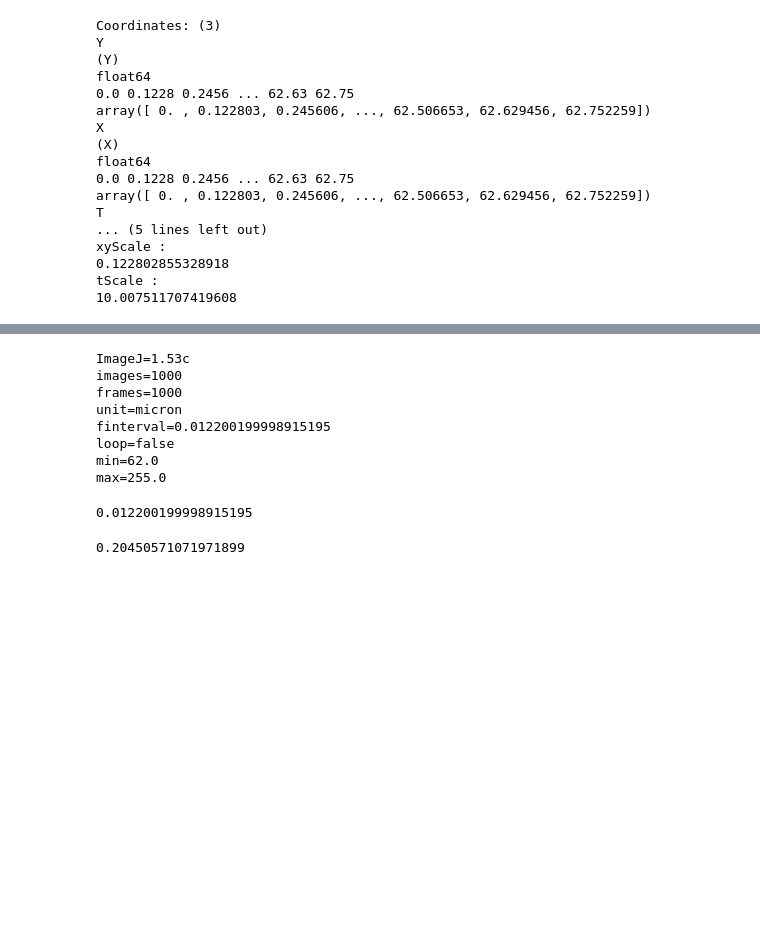
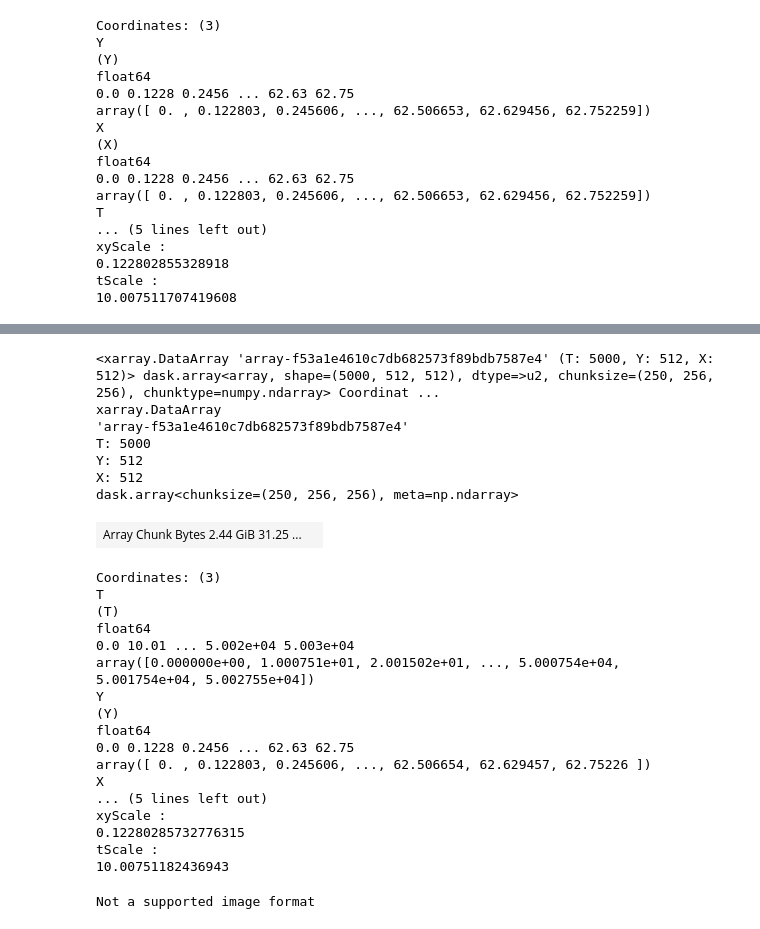
Before and after one commit to koenderinklab/OpenDDM, a Jupyter notebook: imageLoading.ipynb, the cells around one changed output, grey strips where cells are left out. Cells and saved outputs as stored; diff of their text form; code cells hidden in the pictures; blank space fills up the shorter version.

Commit message:
added generic method to read in a few different file types

```diff
--- a/imageLoading.ipynb
+++ b/imageLoading.ipynb
@@ -98,19 +89,3 @@ xyScale :
 0.20450566959921798
 tScale :
 0.01200103759765625
-# %%
-tifSeq = pims.open('data/21-03-31_ddm_0.tif')
-print(tifSeq._read_metadata(tifSeq._tiff)['ImageDescription'])
-start = tifSeq._read_metadata(tifSeq._tiff)['ImageDescription'].find("interval=")+len("interval=")
-tscale = float(tifSeq._read_metadata(tifSeq._tiff)['ImageDescription'][start:start+20])
-tscale #this is the t resolution but may not be universal
-# %% [output]
-ImageJ=1.53c
-images=1000
-frames=1000
-unit=micron
-finterval=0.012200199998915195
-loop=false
-min=62.0
-max=255.0
-0.012200199998915195
@@ -120,5 +92,48 @@ from PIL import TiffTags
-# %%
-image = Image.open('data/21-03-31_ddm_0.tif')
-1./image.info['resolution'][0] #this is the x resolution but requires from PIL import Image
-# %% [output]
-0.20450571071971899
+# %%
+def readTIF(filename, xscale = 1., tscale = 1.):
+    """
+
+    """
+    tifSeq = pims.Bioformats(filename, read_mode = 'jpype')
+    try:
+        xscale = tifSeq.metadata.PixelsPhysicalSizeX(0)
+    except:
+        xscale = xs
+    try:
+        tscale = tifSeq.metadata.PixelsTimeIncrement(0)*1000.
+    except:
+        tscale = ts
+    tifXCoords = np.arange(0., tifSeq.shape[1]*xscale, xscale)
+    tifYCoords = np.arange(0., tifSeq.shape[2]*xscale, xscale)
+    tifTCoords = np.arange(0., tifSeq.shape[0]*tscale, tscale)
+    ds = da.from_array(tifSeq)
+    sequence = xarray.DataArray(data = ds, dims = ["T", "Y", "X"], coords = (tifTCoords, tifYCoords, tifXCoords), attrs = dict(xyScale = xscale, tScale = tscale))
+    return sequence
+# %%
+readTIF('data/A1_s3001.tif')
+# %% [output]
+<xarray.DataArray 'array-f53a1e4610c7db682573f89bdb7587e4' (T: 5000, Y: 512, X: 512)> dask.array<array, shape=(5000, 512, 512), dtype=>u2, chunksize=(250, 256, 256), chunktype=numpy.ndarray> Coordinat ...
+xarray.DataArray
+'array-f53a1e4610c7db682573f89bdb7587e4'
+T: 5000
+Y: 512
+X: 512
+dask.array<chunksize=(250, 256, 256), meta=np.ndarray>
+| Array Chunk Bytes 2.44 GiB 31.25 ... |  |
+Coordinates: (3)
+T
+(T)
+float64
+0.0 10.01 ... 5.002e+04 5.003e+04
+array([0.000000e+00, 1.000751e+01, 2.001502e+01, ..., 5.000754e+04, 5.001754e+04, 5.002755e+04])
+Y
+(Y)
+float64
+0.0 0.1228 0.2456 ... 62.63 62.75
+array([ 0. , 0.122803, 0.245606, ..., 62.506654, 62.629457, 62.75226 ])
+X
+... (5 lines left out)
+xyScale :
+0.12280285732776315
+tScale :
+10.00751182436943
@@ -124,0 +154,4 @@ image = Image.open('data/21-03-31_ddm_0.tif')
+# %%
+readfile('x.png')
+# %% [output]
+Not a supported image format
```
Also changed, not shown: parts of 7 cells of this notebook, 1 other file.
